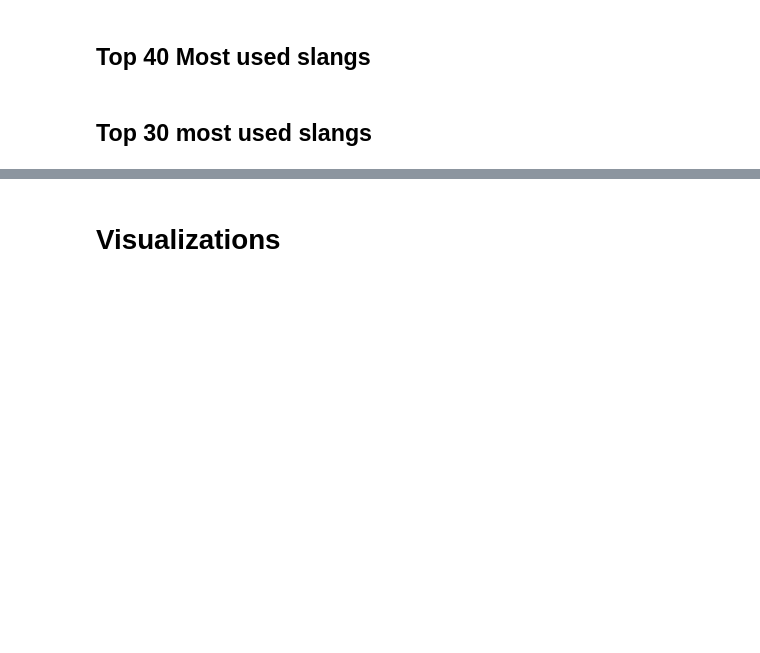
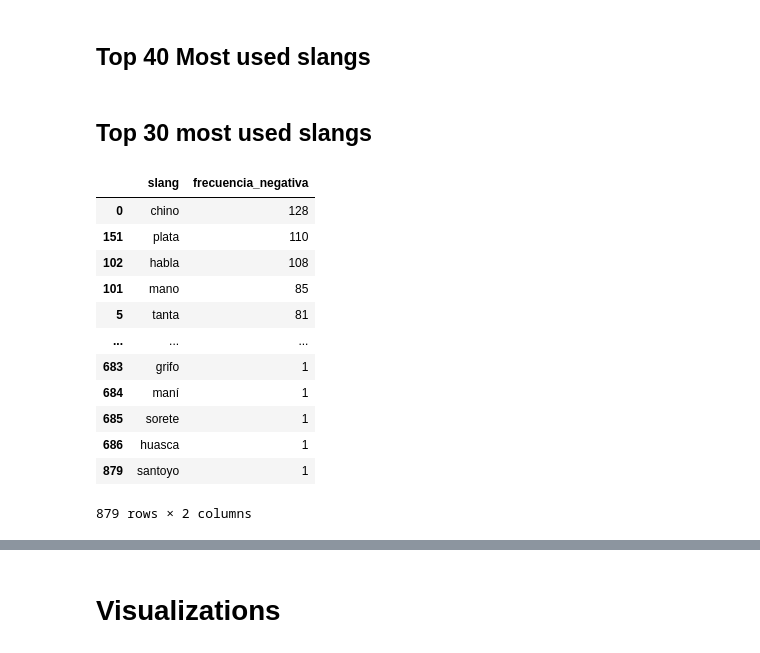
Before and after one commit to jairleo95/peruvian-slang-sentiment, a Jupyter notebook: notebooks/02-eda.ipynb, the cells around one changed output, grey strips where cells are left out. Cells and saved outputs as stored; diff of their text form; code cells hidden in the pictures; blank space fills up the shorter version.

```diff
--- a/notebooks/02-eda.ipynb
+++ b/notebooks/02-eda.ipynb
@@ -294,6 +356,22 @@ crear_grafico_barras_horizontal(df_frecuencia_positiva.head(top_freq1), 'frecuen
 crear_grafico_barras_horizontal(df_frecuencia_neutral.head(top_freq1), 'frecuencia_neutral', 'Top ' + str(top_freq1) + ' Jergas Neutrales', 'blue')
 # %% [markdown]
 ## Top 30 most used slangs
+# %%
+df_frecuencia_negativa
+# %% [output]
+|  | slang | frecuencia_negativa |
+| 0 | chino | 128 |
+| 151 | plata | 110 |
+| 102 | habla | 108 |
+| 101 | mano | 85 |
+| 5 | tanta | 81 |
+| ... | ... | ... |
+| 683 | grifo | 1 |
+| 684 | maní | 1 |
+| 685 | sorete | 1 |
+| 686 | huasca | 1 |
+| 879 | santoyo | 1 |
+879 rows × 2 columns
 # %%
 # Crear un subplot con 3 gráficos horizontales en columnas
 fig = make_subplots(rows=2, cols=2, shared_yaxes=False,
```
Also changed, not shown: parts of 25 cells of this notebook, 12 other files.
